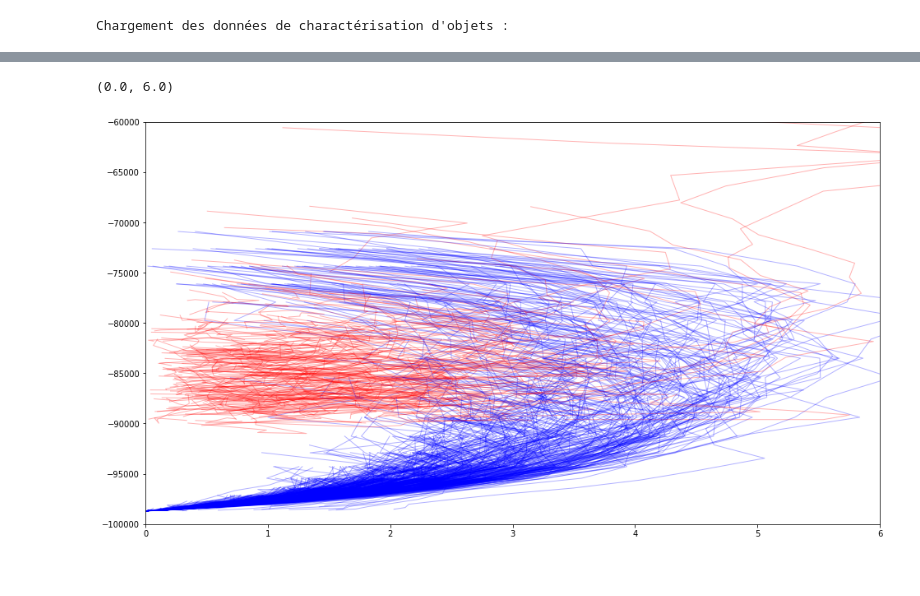
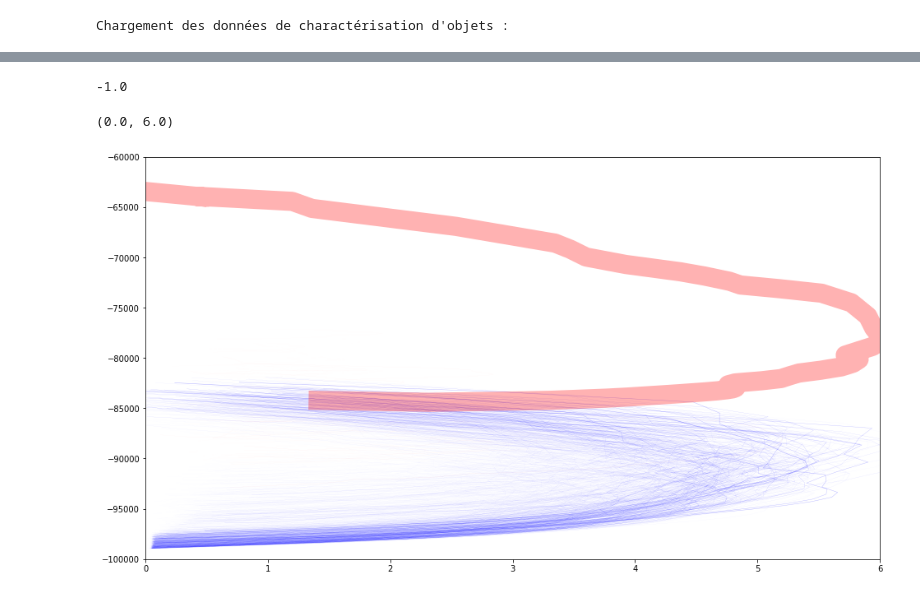
Before and after one commit to philinat/PhD, a Jupyter notebook: Objects_analysis.ipynb, the cells around one changed output, grey strips where cells are left out. Drawn from its saved outputs; the diff is of its cells as text; code cells hidden in the pictures.

```diff
--- a/Objects_analysis.ipynb
+++ b/Objects_analysis.ipynb
@@ -7,9 +7,10 @@ import matplotlib
 import warnings
 warnings.filterwarnings('ignore')
 # %%
-simu = 'AMOPL'
+#simu = 'AMOPL'
+simu = 'DMOPL'
 # simu = 'A0W0V'
-# simu = 'ATRI2'
+# simu = 'ATRI2'
 # simu = 'ACON2'
 # simu = 'AMO20'
 # simu = 'CTRI2'
@@ -22,7 +23,8 @@ orog=True
 userPath = '/home/philippotn'
 
 if userPath == '/home/philippotn':
-    dataPath = userPath+'/Documents/SIMU_LES/'
+    #dataPath = userPath+'/Documents/SIMU_LES/'
+    dataPath = userPath+'/Documents/NO_SAVE/'
     objectsPath = userPath+'/Documents/objects/LES_'+simu+'/1M_thermals/'
 else:
     dataPath = userPath+'/LES_'+simu+'/NO_SAVE/'
@@ -46,11 +48,14 @@ elif simu== 'CFLAT':
 elif simu== 'CMO10':
     seg = 'M100m' ; lFiles = [dataPath + simu+'.1.'+seg+'.OUT.{:03d}.nc'.format(i) for i in range(2,3,1)]
 
+elif simu in ['DFLAT','DF500','DTRI2','DMO10','DMOPL']:
+    seg = 'M100m' ; lFiles = [dataPath + simu+'.1.'+seg+'.OUT.{:04d}.nc'.format(i) for i in range(6,109,6)]
+
 f0 = xr.open_dataset(lFiles[0],engine='h5netcdf')
 
 nx1 = 1 ; nx2 = len(f0.ni)-1
 ny1 = 1 ; ny2 = len(f0.nj)-1
-nz1 = 1 ; nz2 = len(f0.level)
+nz1 = 1 ; nz2 = len(f0.level)-1
 
 x = np.array(f0.ni)[nx1:nx2]
 y = np.array(f0.nj)[ny1:ny2]
@@ -80,28 +85,18 @@ def printProgressBar(iteration, total, prefix = '', suffix = '', decimals = 1, l
     if iteration == total: # Print New Line on Complete
         print()
 # %%
+list_objects=[]
 list_area=[]
 list_charac=[]
 list_pos=[]
-lFiles = [dataPath+'objects_charac_area_pos.{:03d}.npz'.format(i) for i in range(1,1+nt)]
+lFiles = [objectsPath+'objects_charac_area_pos.{:03d}.npz'.format(i) for i in range(1,1+nt)]
 print("Chargement des données de charactérisation d'objets :")
 for it,file in enumerate(lFiles):
     cap = np.load(file)
+    list_objects.append(cap['objects'])
     list_area.append(cap['area'])
     list_pos.append(cap['pos'])
     list_charac.append(cap['charac'])
     printProgressBar(it+1,nt)
 # %% [output]
 Chargement des données de charactérisation d'objets :
-# %%
-it = 10
-plt.figure(figsize=(16,9))
-PL = list_charac[it][:,0,5,0] > 98500
-MO = list_charac[it][:,0,5,0] < 90000
-for i in range(len(list_charac[it])):
-    if PL[i]:
-        plt.plot(list_charac[it][i,:,2,3],z,color='b',linewidth=1,alpha=0.3)
-    if MO[i]:
-        plt.plot(list_charac[it][i,:,2,3],z,color='r',linewidth=1,alpha=0.3)
-plt.ylim([0,3000])
-plt.xlim([0,6])
@@ -111,15 +155,20 @@ plt.xlim([0,6])
+# %%
+map_objects_MO[j,i]
+# %% [output]
+-1.0
 # %%
-it = 10
+it = 6
 plt.figure(figsize=(16,9))
-PL = list_charac[it][:,0,5,0] > 98000
-MO = list_charac[it][:,0,5,0] < 90000
+PL = list_charac[it][:,0,5,2] > 90000
+MO = list_charac[it][:,0,5,2] < 90000
+MO[0] = False
 for i in range(len(list_charac[it])):
     if PL[i]:
-        plt.plot(list_charac[it][i,:,2,3],-list_charac[it][i,:,5,0],color='b',linewidth=1,alpha=0.3)
+        plt.plot(list_charac[it][i,:,2,3],-list_charac[it][i,:,5,0],color='b',linewidth=np.max(list_area[it][i,:])/1000,alpha=0.3)
     if MO[i]:
-        plt.plot(list_charac[it][i,:,2,3],-list_charac[it][i,:,5,0],color='r',linewidth=1,alpha=0.3)
+        plt.plot(list_charac[it][i,:,2,3],-list_charac[it][i,:,5,0],color='r',linewidth=np.max(list_area[it][i,:])/1000,alpha=0.3)
 plt.ylim([-100000,-60000])
 plt.xlim([0,6])
 # %% [output]
 (0.0, 6.0)
-[figure, old version]
+[figure, new version]
```
Also changed, not shown: parts of 4 cells of this notebook, 54 other files.
